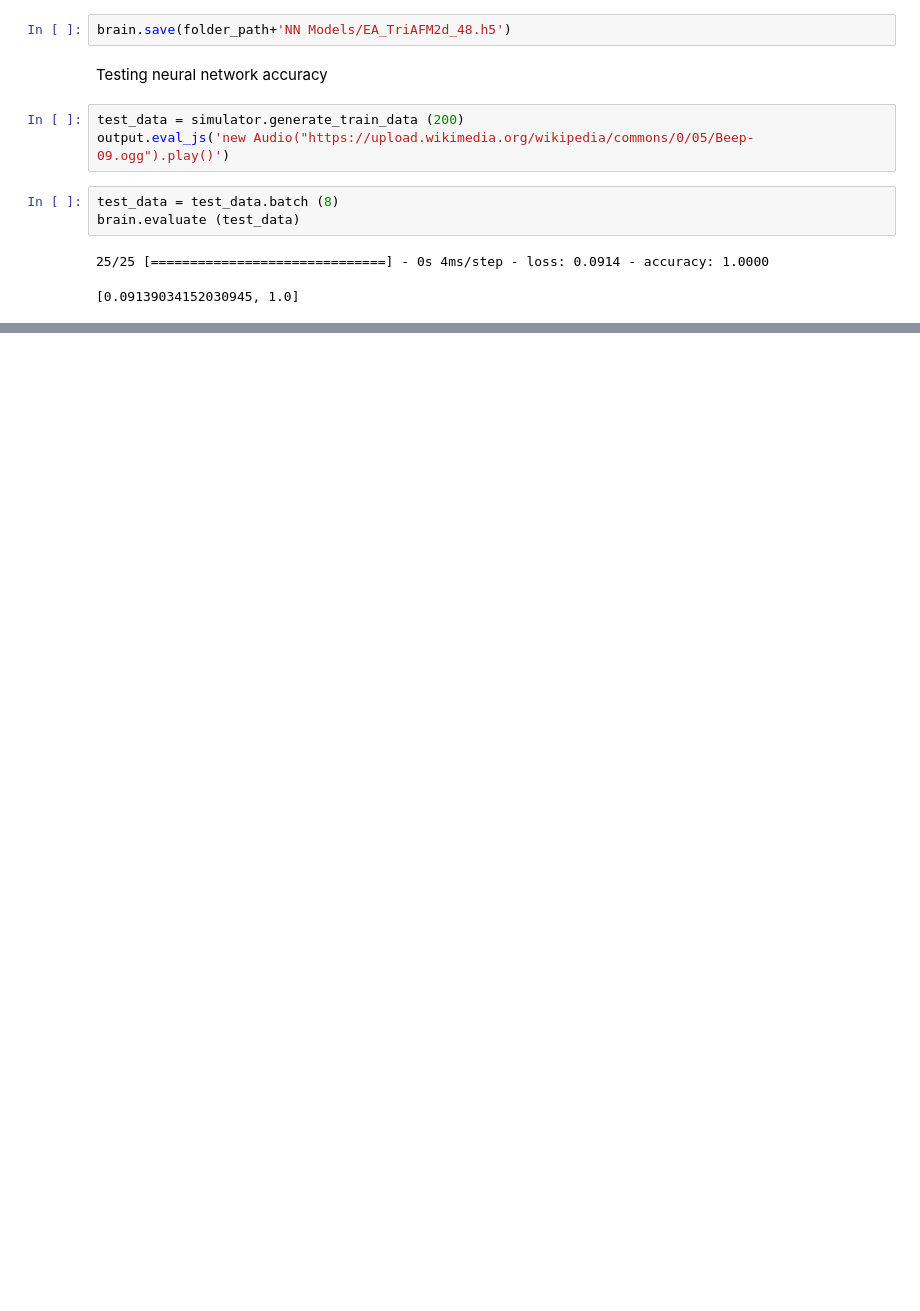
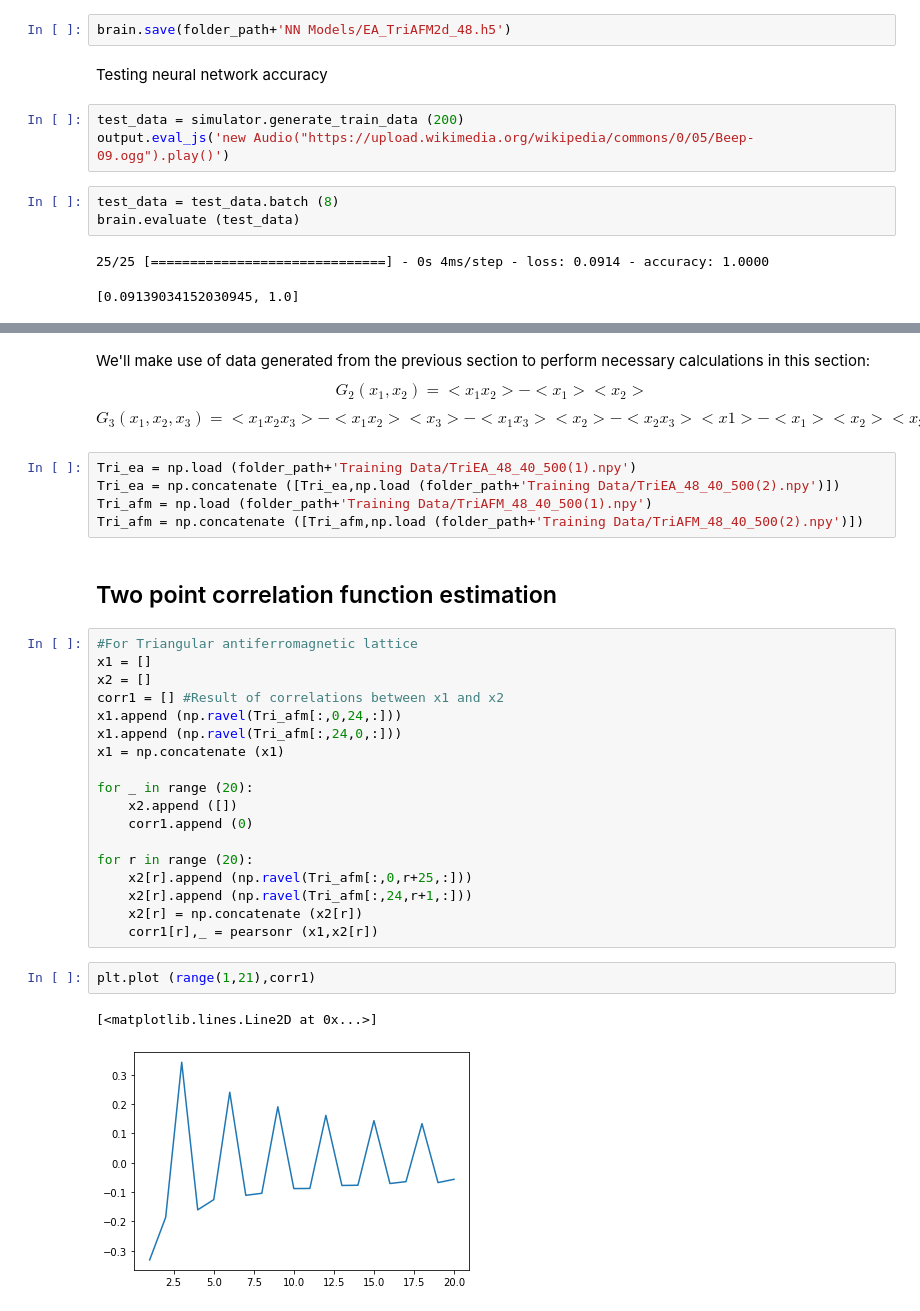
Before and after one commit to dinesh110598/Spin_glass_NN, a Jupyter notebook: main.ipynb, the cells around one changed output, grey strips where cells are left out. Cells and saved outputs as stored; diff of their text form; blank space fills up the shorter version.

```diff
--- a/main.ipynb
+++ b/main.ipynb
@@ -501,0 +1858,34 @@ We have managed to train a neural network that can classify cold phases of Squar
+# %% [markdown]
+We'll make use of data generated from the previous section to perform necessary calculations in this section:
+$$ G_2 (x_1,x_2) = <x_1x_2> - <x_1><x_2> $$
+$$ G_3 (x_1,x_2,x_3) = <x_1x_2x_3> - <x_1x_2><x_3> - <x_1x_3><x_2> - <x_2x_3><x1> - <x_1><x_2><x_3>$$
+# %%
+Tri_ea = np.load (folder_path+'Training Data/TriEA_48_40_500(1).npy')
+Tri_ea = np.concatenate ([Tri_ea,np.load (folder_path+'Training Data/TriEA_48_40_500(2).npy')])
+Tri_afm = np.load (folder_path+'Training Data/TriAFM_48_40_500(1).npy')
+Tri_afm = np.concatenate ([Tri_afm,np.load (folder_path+'Training Data/TriAFM_48_40_500(2).npy')])
+# %% [markdown]
+## Two point correlation function estimation
+# %%
+#For Triangular antiferromagnetic lattice
+x1 = []
+x2 = []
+corr1 = [] #Result of correlations between x1 and x2
+x1.append (np.ravel(Tri_afm[:,0,24,:]))
+x1.append (np.ravel(Tri_afm[:,24,0,:]))
+x1 = np.concatenate (x1)
+
+for _ in range (20):
+    x2.append ([])
+    corr1.append (0)
+
+for r in range (20):
+    x2[r].append (np.ravel(Tri_afm[:,0,r+25,:]))
+    x2[r].append (np.ravel(Tri_afm[:,24,r+1,:]))
+    x2[r] = np.concatenate (x2[r])
+    corr1[r],_ = pearsonr (x1,x2[r])
+# %%
+plt.plot (range(1,21),corr1)
+# %% [output]
+[<matplotlib.lines.Line2D at 0x...>]
+[figure, added]
```
Also changed, not shown: parts of 99 cells of this notebook.
